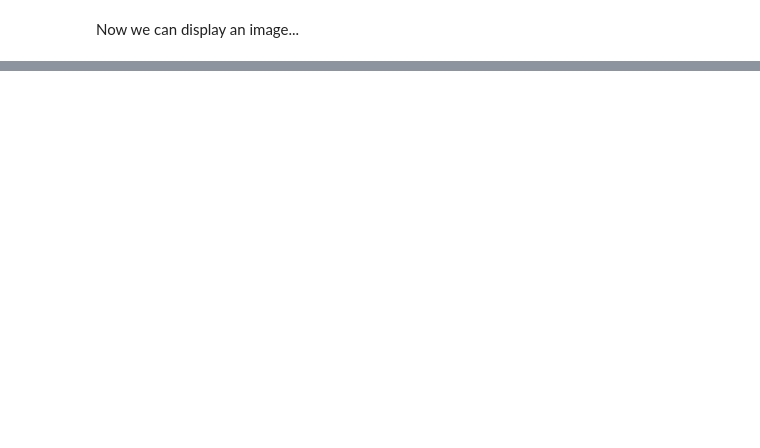
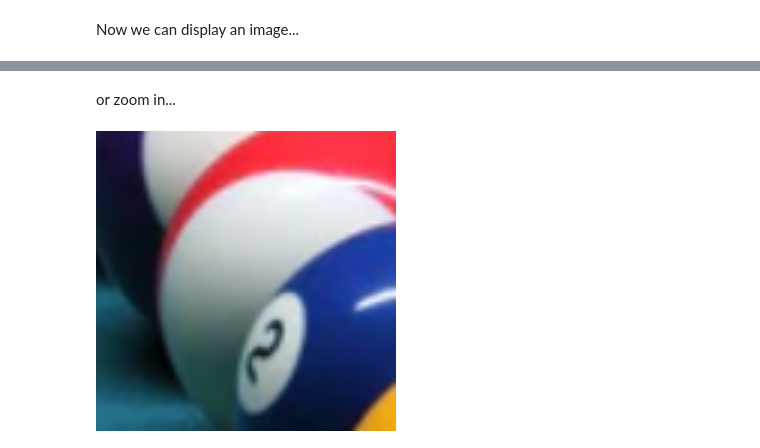
Before and after one commit to GabiShahmayster/AiForKids, a Jupyter notebook: display_an_image.ipynb, the cells around one changed output, grey strips where cells are left out. Drawn from its saved outputs; the diff is of its cells as text; code cells hidden in the pictures; blank space fills up the shorter version.

```diff
--- a/display_an_image.ipynb
+++ b/display_an_image.ipynb
@@ -65,0 +53,9 @@ image[:,:,2] = 0
+# %% [markdown]
+or zoom in...
+# %%
+crop_height, crop_width, _ = image_crop.shape
+image_zoom_in = cv2.resize(image_crop, [3*crop_width,3*crop_height])
+image_zoom_in.shape
+cv2_imshow(image_zoom_in)
+# %% [output]
+[figure, added]
```
Also changed, not shown: parts of 10 cells of this notebook.
